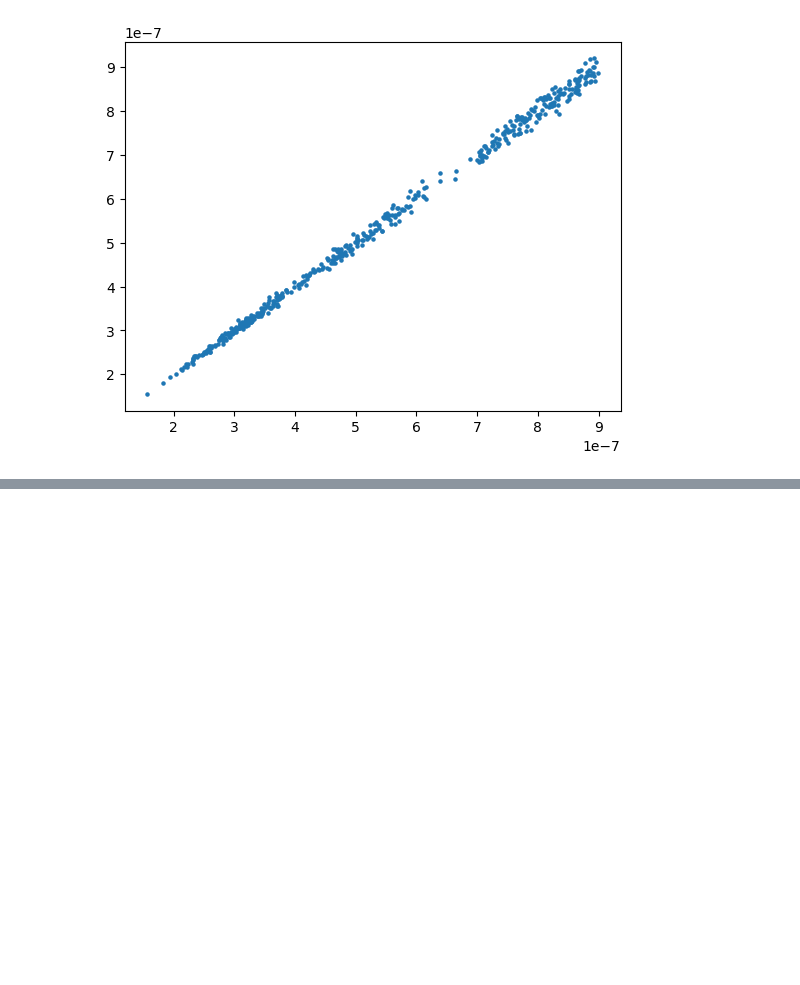
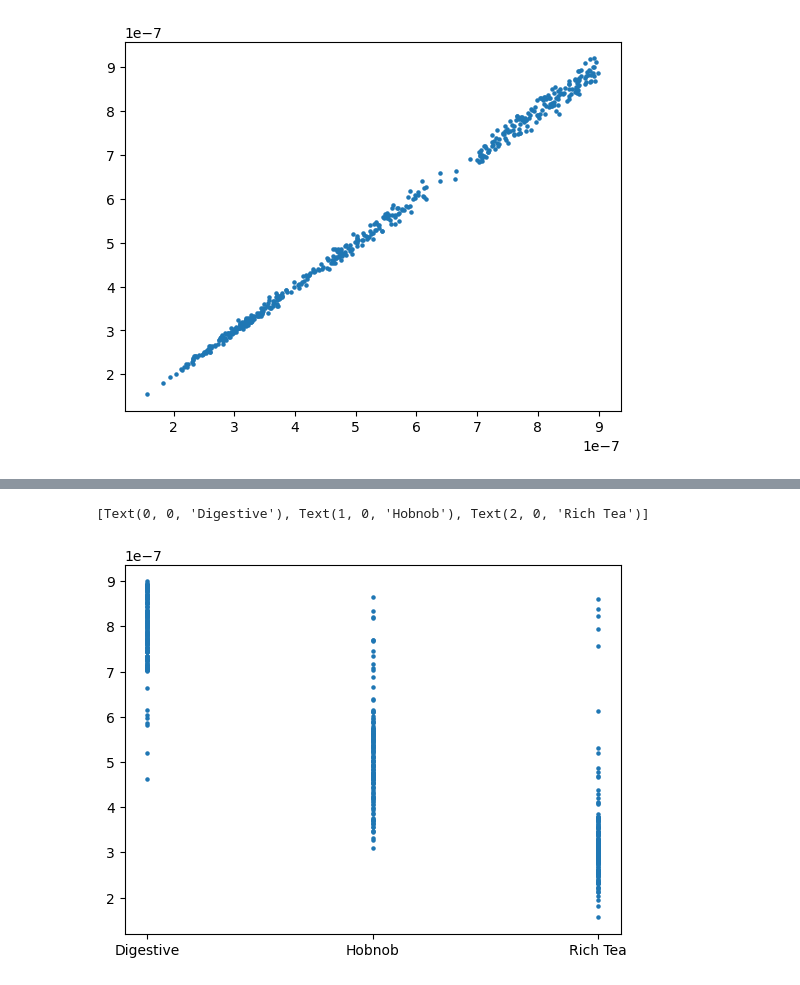
Before and after one commit to M4ffff/ML_biscuit_analysis, a Jupyter notebook: initial.ipynb, the cells around one changed output, grey strips where cells are left out. Drawn from its saved outputs; the diff is of its cells as text; code cells hidden in the pictures; blank space fills up the shorter version.

```diff
--- a/initial.ipynb
+++ b/initial.ipynb
@@ -301,0 +340,9 @@ ax.scatter(r, r_pred, s=5)
+# %%
+fig,ax=plt.subplots()
+
+ax.scatter(micro_predictions, microscopy_data["r"], s=5)
+ax.set_xticks(np.arange(0, len(biscuits)))
+ax.set_xticklabels(biscuits)
+# %% [output]
+[Text(0, 0, 'Digestive'), Text(1, 0, 'Hobnob'), Text(2, 0, 'Rich Tea')]
+[figure, added]
```
Also changed, not shown: parts of 32 cells of this notebook.
